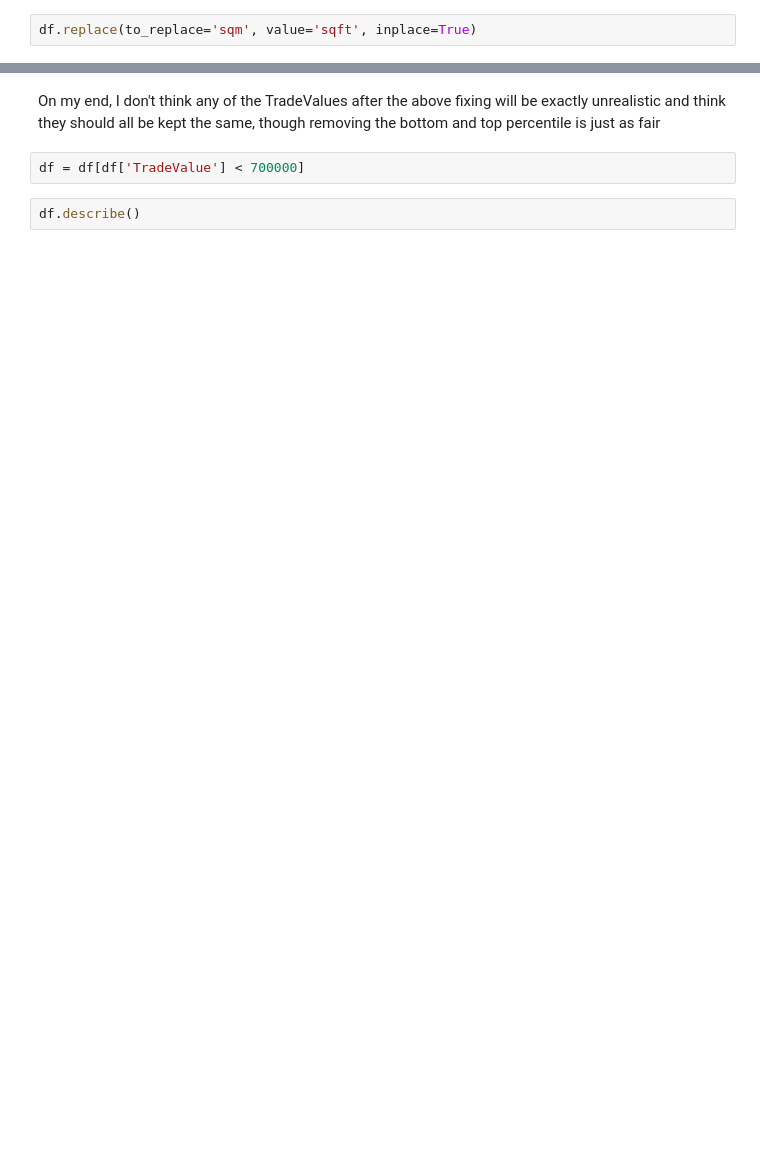
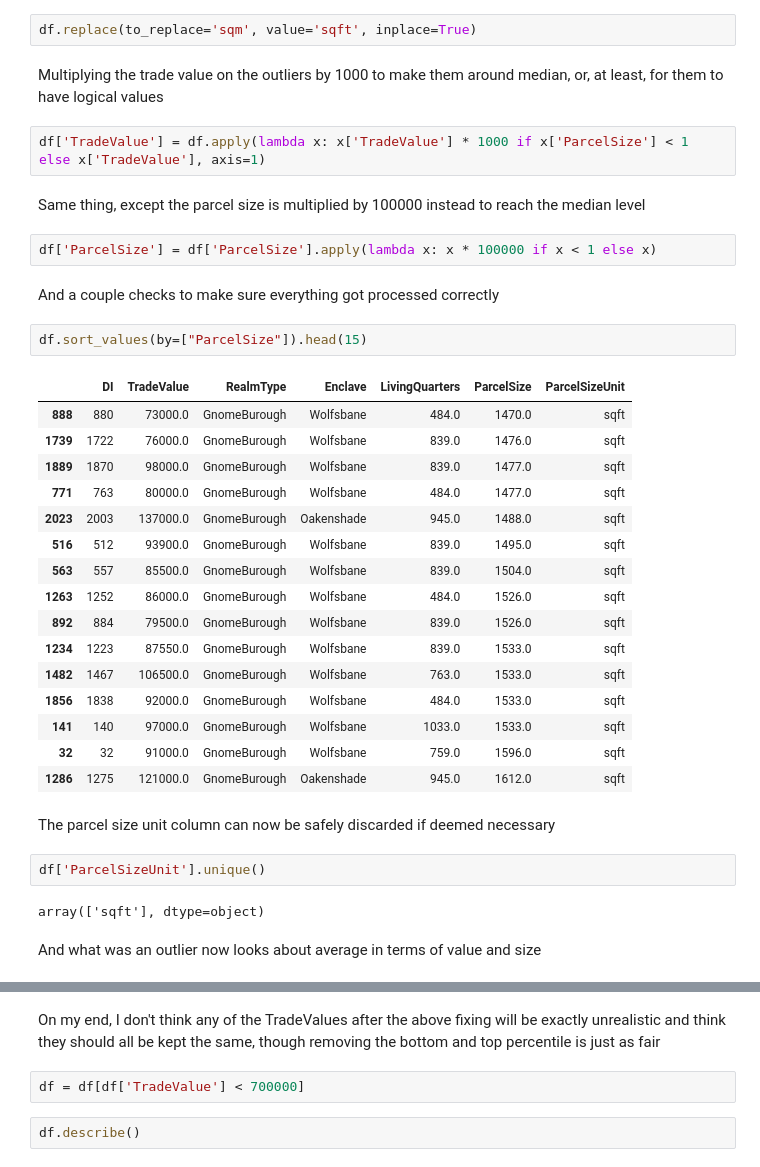
Before and after one commit to RaineScarlett/dsreport, a Jupyter notebook: iteration1.ipynb, the cells around one changed output, grey strips where cells are left out. Drawn from its saved outputs; the diff is of its cells as text; blank space fills up the shorter version.

Commit message:
added last part of the conversions for data prep, still NaNs to fix by either making them median or discarding

```diff
--- a/iteration1.ipynb
+++ b/iteration1.ipynb
@@ -275,2 +279,39 @@ df['ParcelSize'] = df.apply(lambda x: x['ParcelSize'] * 10.7639 if x['ParcelSize
 # %%
 df.replace(to_replace='sqm', value='sqft', inplace=True)
+# %% [markdown]
+Multiplying the trade value on the outliers by 1000 to make them around median, or, at least, for them to have logical values
+# %%
+df['TradeValue'] = df.apply(lambda x: x['TradeValue'] * 1000 if x['ParcelSize'] < 1 else x['TradeValue'], axis=1)
+# %% [markdown]
+Same thing, except the parcel size is multiplied by 100000 instead to reach the median level
+# %%
+df['ParcelSize'] = df['ParcelSize'].apply(lambda x: x * 100000 if x < 1 else x)
+# %% [markdown]
+And a couple checks to make sure everything got processed correctly
+# %%
+df.sort_values(by=["ParcelSize"]).head(15)
+# %% [output]
+|  | DI | TradeValue | RealmType | Enclave | LivingQuarters | ParcelSize | ParcelSizeUnit |
+| 888 | 880 | 73000.0 | GnomeBurough | Wolfsbane | 484.0 | 1470.0 | sqft |
+| 1739 | 1722 | 76000.0 | GnomeBurough | Wolfsbane | 839.0 | 1476.0 | sqft |
+| 1889 | 1870 | 98000.0 | GnomeBurough | Wolfsbane | 839.0 | 1477.0 | sqft |
+| 771 | 763 | 80000.0 | GnomeBurough | Wolfsbane | 484.0 | 1477.0 | sqft |
+| 2023 | 2003 | 137000.0 | GnomeBurough | Oakenshade | 945.0 | 1488.0 | sqft |
+| 516 | 512 | 93900.0 | GnomeBurough | Wolfsbane | 839.0 | 1495.0 | sqft |
+| 563 | 557 | 85500.0 | GnomeBurough | Wolfsbane | 839.0 | 1504.0 | sqft |
+| 1263 | 1252 | 86000.0 | GnomeBurough | Wolfsbane | 484.0 | 1526.0 | sqft |
+| 892 | 884 | 79500.0 | GnomeBurough | Wolfsbane | 839.0 | 1526.0 | sqft |
+| 1234 | 1223 | 87550.0 | GnomeBurough | Wolfsbane | 839.0 | 1533.0 | sqft |
+| 1482 | 1467 | 106500.0 | GnomeBurough | Wolfsbane | 763.0 | 1533.0 | sqft |
+| 1856 | 1838 | 92000.0 | GnomeBurough | Wolfsbane | 484.0 | 1533.0 | sqft |
+| 141 | 140 | 97000.0 | GnomeBurough | Wolfsbane | 1033.0 | 1533.0 | sqft |
+| 32 | 32 | 91000.0 | GnomeBurough | Wolfsbane | 759.0 | 1596.0 | sqft |
+| 1286 | 1275 | 121000.0 | GnomeBurough | Oakenshade | 945.0 | 1612.0 | sqft |
+# %% [markdown]
+The parcel size unit column can now be safely discarded if deemed necessary
+# %%
+df['ParcelSizeUnit'].unique()
+# %% [output]
+array(['sqft'], dtype=object)
+# %% [markdown]
+And what was an outlier now looks about average in terms of value and size
```
Also changed, not shown: parts of 16 cells of this notebook.
